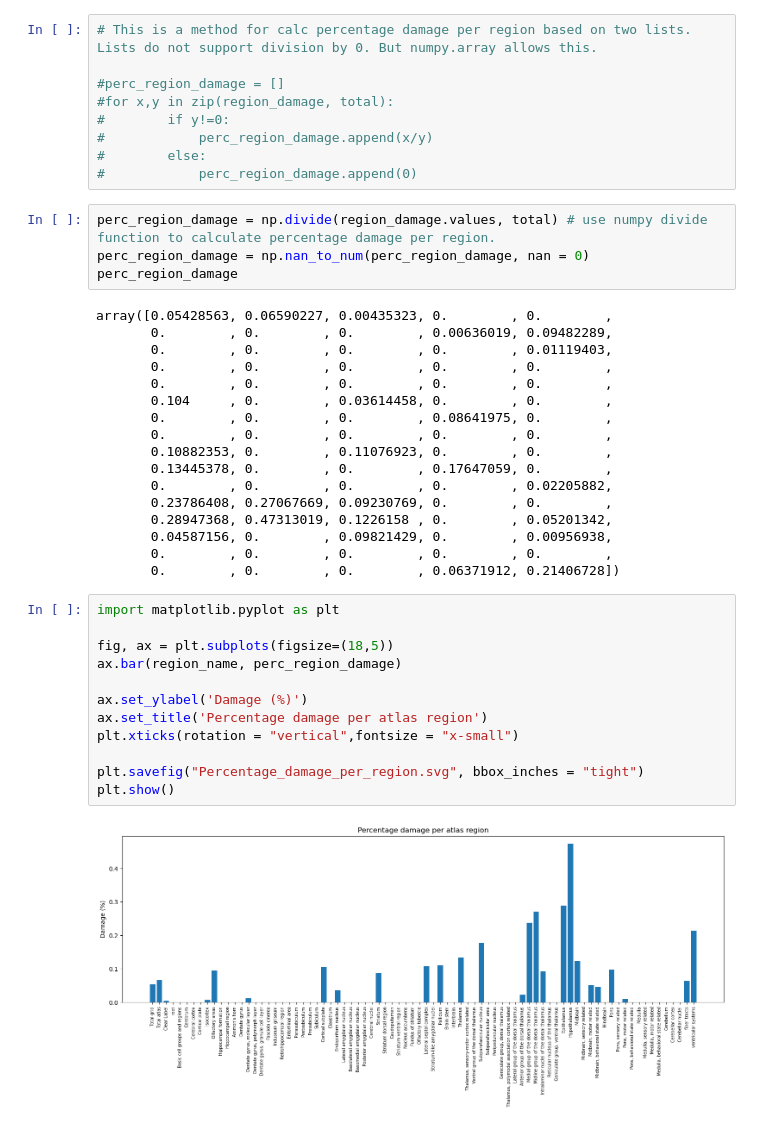
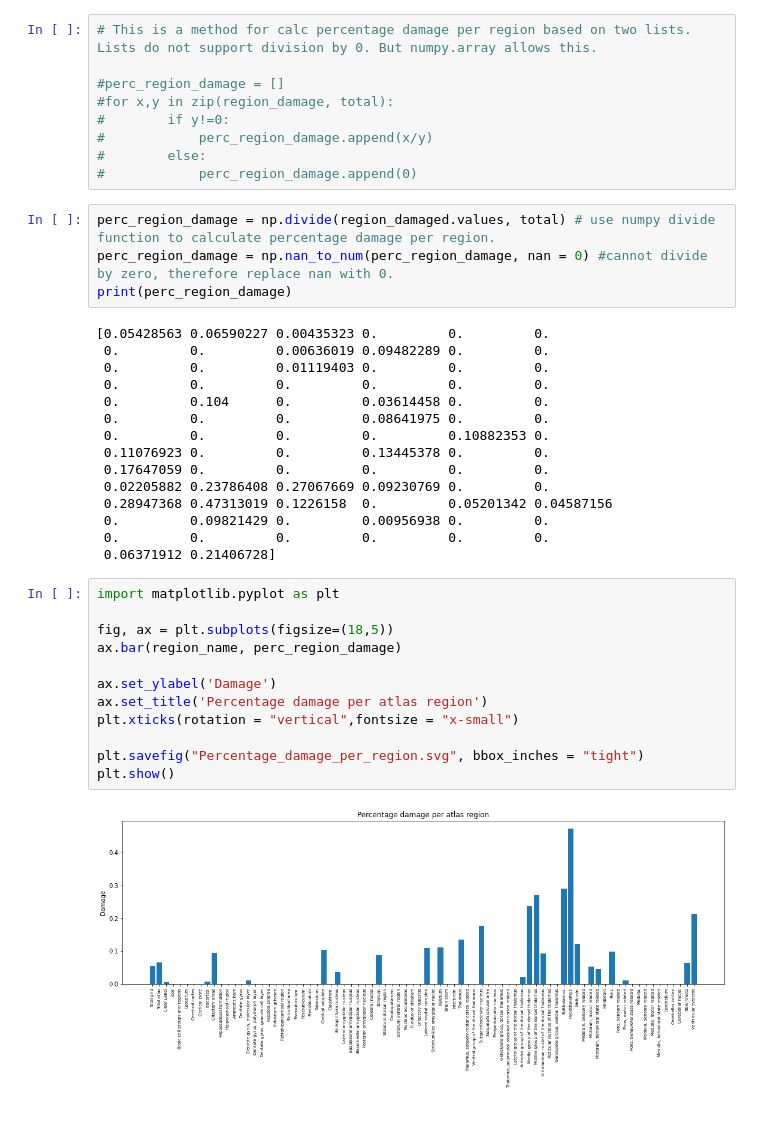
Before and after one commit to sharoncy/PythonPractise, a Jupyter notebook: QCAlign_calculations/QCAlign_damage/QCAlign_CalcDamage_final.ipynb, the cells around one changed output. Drawn from its saved outputs; the diff is of its cells as text.

```diff
--- a/QCAlign_calculations/QCAlign_damage/QCAlign_CalcDamage_final.ipynb
+++ b/QCAlign_calculations/QCAlign_damage/QCAlign_CalcDamage_final.ipynb
@@ -252,40 +266,38 @@ pd.DataFrame(zipped_lists) # or display as a dataframe
 #        else:
 #            perc_region_damage.append(0)
 # %%
-perc_region_damage = np.divide(region_damage.values, total) # use numpy divide function to calculate percentage damage per region.
-perc_region_damage = np.nan_to_num(perc_region_damage, nan = 0)
-perc_region_damage
+perc_region_damage = np.divide(region_damaged.values, total) # use numpy divide function to calculate percentage damage per region.
+perc_region_damage = np.nan_to_num(perc_region_damage, nan = 0) #cannot divide by zero, therefore replace nan with 0.
+print(perc_region_damage)
 # %% [output]
-array([0.05428563, 0.06590227, 0.00435323, 0.        , 0.        ,
-       0.        , 0.        , 0.        , 0.00636019, 0.09482289,
-       0.        , 0.        , 0.        , 0.        , 0.01119403,
-       0.        , 0.        , 0.        , 0.        , 0.        ,
-       0.        , 0.        , 0.        , 0.        , 0.        ,
-       0.104     , 0.        , 0.03614458, 0.        , 0.        ,
-       0.        , 0.        , 0.        , 0.08641975, 0.        ,
-       0.        , 0.        , 0.        , 0.        , 0.        ,
-       0.10882353, 0.        , 0.11076923, 0.        , 0.        ,
-       0.13445378, 0.        , 0.        , 0.17647059, 0.        ,
-       0.        , 0.        , 0.        , 0.        , 0.02205882,
-       0.23786408, 0.27067669, 0.09230769, 0.        , 0.        ,
-       0.28947368, 0.47313019, 0.1226158 , 0.        , 0.05201342,
-       0.04587156, 0.        , 0.09821429, 0.        , 0.00956938,
-       0.        , 0.        , 0.        , 0.        , 0.        ,
-       0.        , 0.        , 0.        , 0.06371912, 0.21406728])
+[0.05428563 0.06590227 0.00435323 0.         0.         0.
+ 0.         0.         0.00636019 0.09482289 0.         0.
+ 0.         0.         0.01119403 0.         0.         0.
+ 0.         0.         0.         0.         0.         0.
+ 0.         0.104      0.         0.03614458 0.         0.
+ 0.         0.         0.         0.08641975 0.         0.
+ 0.         0.         0.         0.         0.10882353 0.
+ 0.11076923 0.         0.         0.13445378 0.         0.
+ 0.17647059 0.         0.         0.         0.         0.
+ 0.02205882 0.23786408 0.27067669 0.09230769 0.         0.
+ 0.28947368 0.47313019 0.1226158  0.         0.05201342 0.04587156
+ 0.         0.09821429 0.         0.00956938 0.         0.
+ 0.         0.         0.         0.         0.         0.
+ 0.06371912 0.21406728]
 # %%
 import matplotlib.pyplot as plt
 
 fig, ax = plt.subplots(figsize=(18,5))
 ax.bar(region_name, perc_region_damage)
 
-ax.set_ylabel('Damage (%)')
+ax.set_ylabel('Damage')
 ax.set_title('Percentage damage per atlas region')
 plt.xticks(rotation = "vertical",fontsize = "x-small")
 
 plt.savefig("Percentage_damage_per_region.svg", bbox_inches = "tight")
 plt.show()
 # %% [output]
-[figure, old version]
+[figure, new version]
 # %%
 import pandas as pd
 
```
Also changed, not shown: parts of 8 cells of this notebook, 4 other files.
